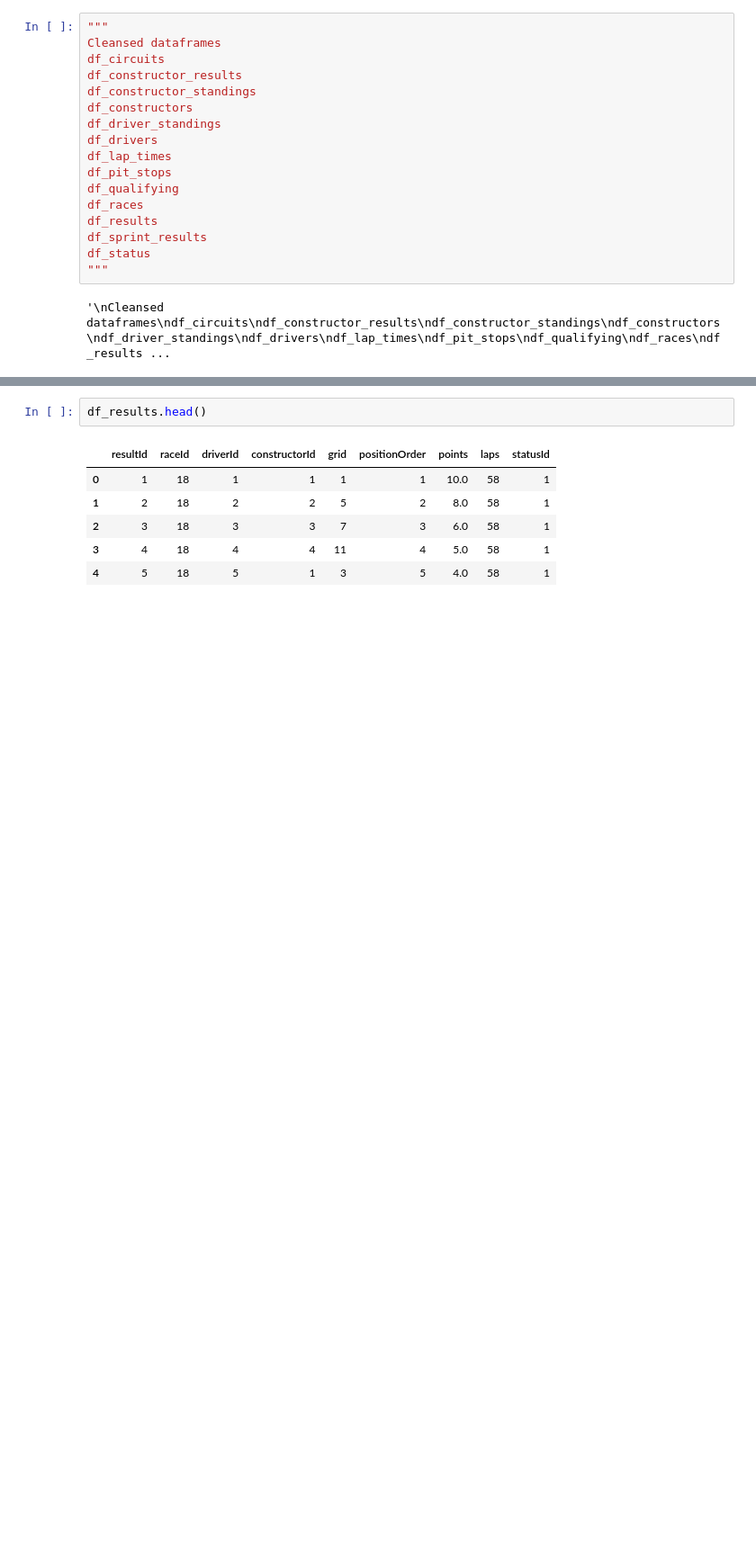
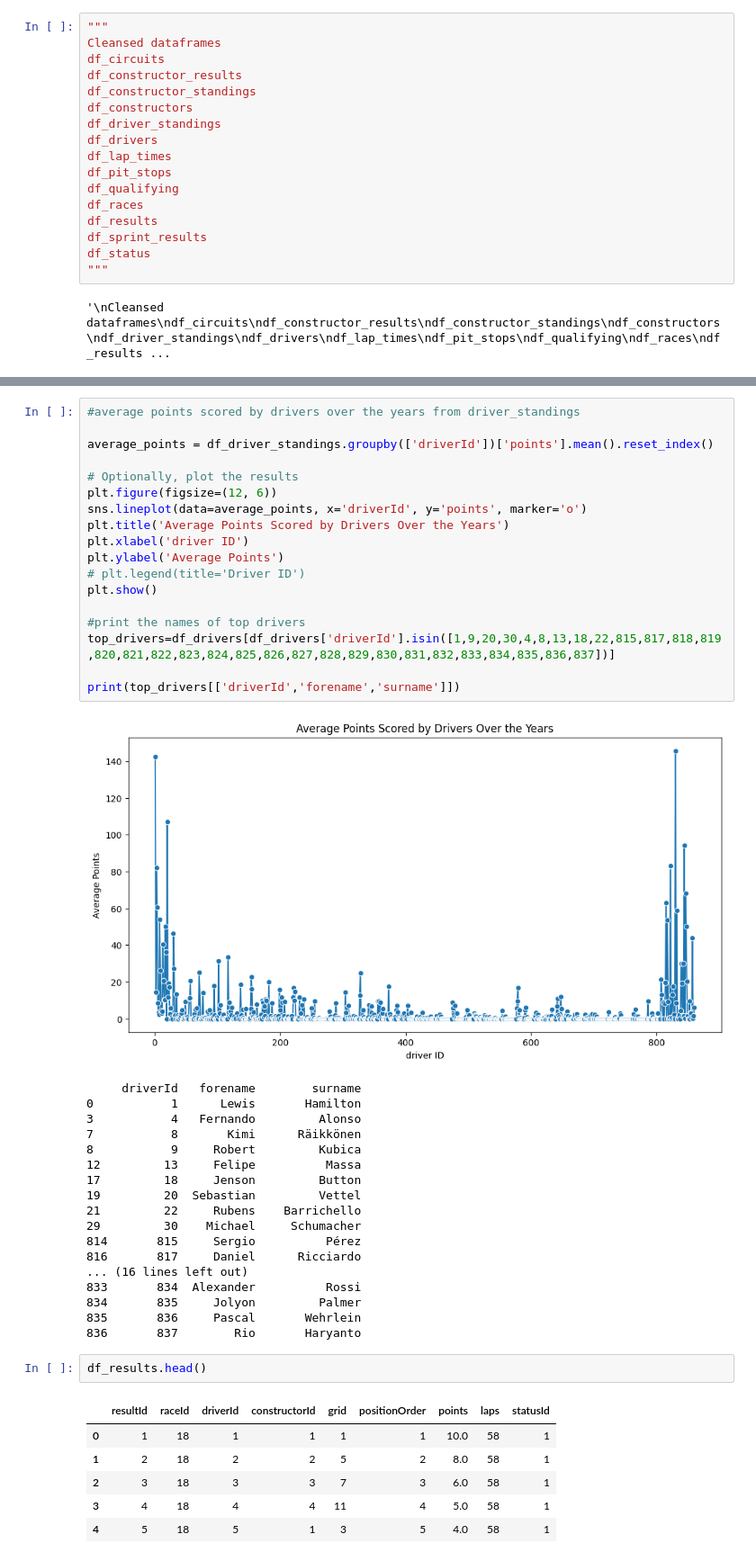
Before and after one commit to aroraomansh/F1-Prediction, a Jupyter notebook: eda.ipynb, the cells around one changed output, grey strips where cells are left out. Shown at 90% size. Drawn from its saved outputs; the diff is of its cells as text; blank space fills up the shorter version.

```diff
--- a/eda.ipynb
+++ b/eda.ipynb
@@ -387,3 +426,40 @@ df_status
+# %%
+#average points scored by drivers over the years from driver_standings
+
+average_points = df_driver_standings.groupby(['driverId'])['points'].mean().reset_index()
+
+# Optionally, plot the results
+plt.figure(figsize=(12, 6))
+sns.lineplot(data=average_points, x='driverId', y='points', marker='o')
+plt.title('Average Points Scored by Drivers Over the Years')
+plt.xlabel('driver ID')
+plt.ylabel('Average Points')
+# plt.legend(title='Driver ID')
+plt.show()
+
+#print the names of top drivers
+top_drivers=df_drivers[df_drivers['driverId'].isin([1,9,20,30,4,8,13,18,22,815,817,818,819,820,821,822,823,824,825,826,827,828,829,830,831,832,833,834,835,836,837])]
+
+print(top_drivers[['driverId','forename','surname']])
+# %% [output]
+[figure, added]
+     driverId   forename        surname
+0           1      Lewis       Hamilton
+3           4   Fernando         Alonso
+7           8       Kimi      Räikkönen
+8           9     Robert         Kubica
+12         13     Felipe          Massa
+17         18     Jenson         Button
+19         20  Sebastian         Vettel
+21         22     Rubens    Barrichello
+29         30    Michael     Schumacher
+814       815     Sergio          Pérez
+816       817     Daniel      Ricciardo
+... (16 lines left out)
+833       834  Alexander          Rossi
+834       835     Jolyon         Palmer
+835       836     Pascal       Wehrlein
+836       837        Rio       Haryanto
 # %%
 df_results.head()
 # %% [output]
```
Also changed, not shown: parts of 44 cells of this notebook, 7 other files.
